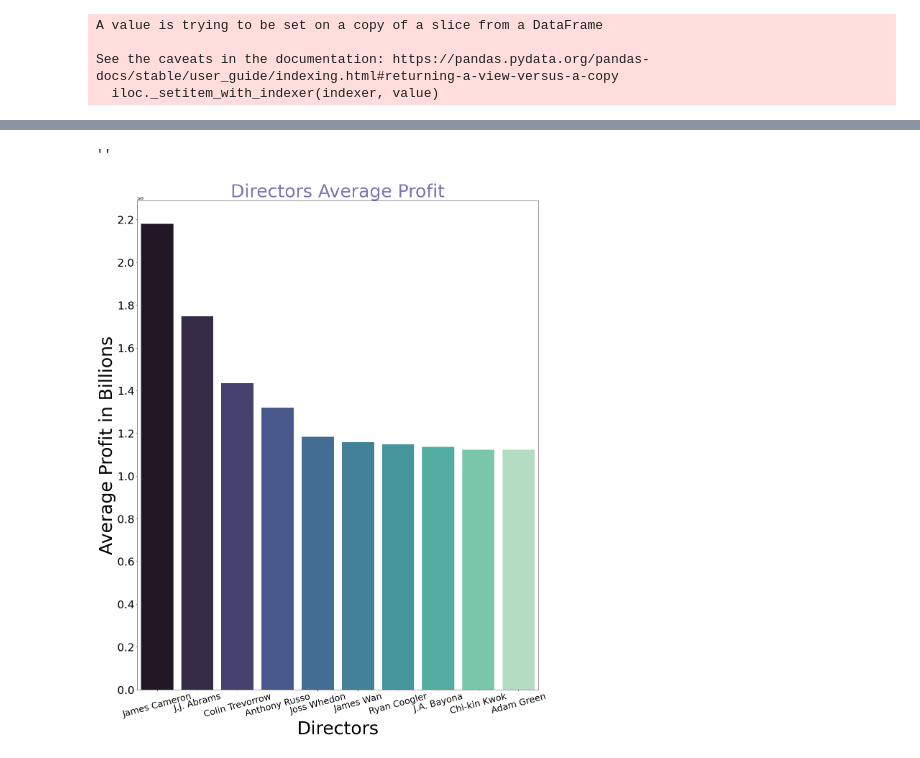
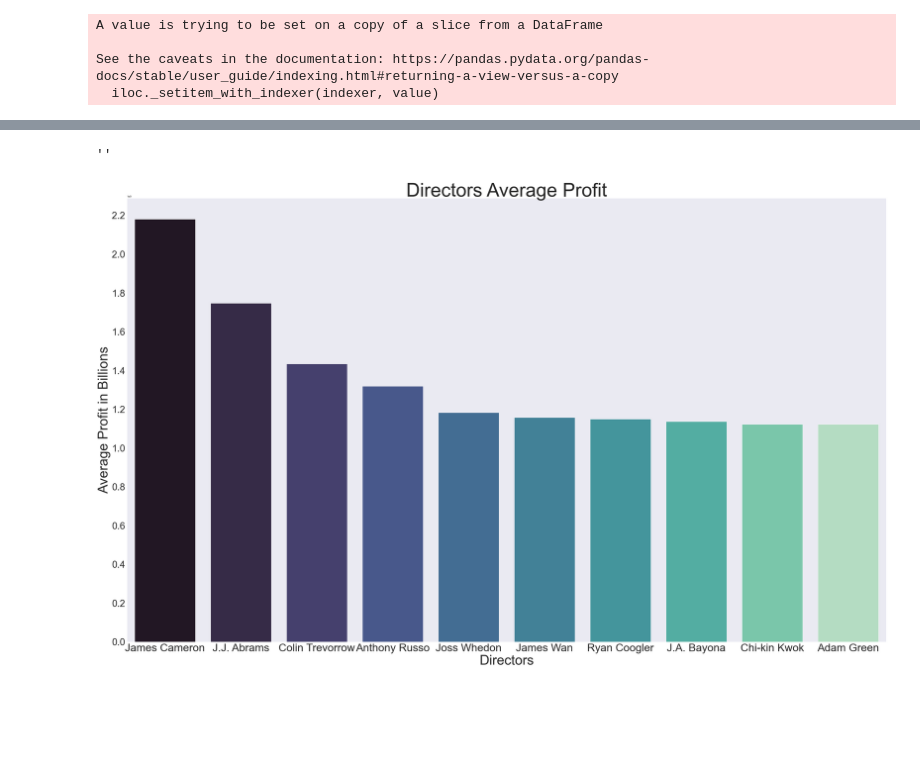
Before and after one commit to learn-co-curriculum/dsc-phase-1-project-v2-3, a Jupyter notebook: Randoplots.ipynb, the cells around one changed output, grey strips where cells are left out. Saved outputs shown, nothing was run; the diff lists cells and outputs as text; code cells hidden in the pictures; blank space fills up the shorter version.

```diff
--- a/Randoplots.ipynb
+++ b/Randoplots.ipynb
@@ -46,10 +46,8 @@ tn_movie_budgets['movie'] = tn_movie_budgets['movie'].map(lambda x: re.sub('[.,:
 # %%
 # Creating Frankenstein
 imdb_title_basics.set_index('tconst', inplace=True)
-imdb_title_ratings.set_index('tconst', inplace=True)
 imdb_title_crew.set_index('tconst', inplace=True)
-imdb_frankenstein = imdb_title_basics.join(imdb_title_ratings, how='left')
-imdb_frankenstein = imdb_frankenstein.join(imdb_title_crew, how='left')
+imdb_frankenstein = imdb_title_basics.join(imdb_title_crew, how='left')
 imdb_frankenstein.reset_index(inplace=True)
 imdb_frankenstein = imdb_frankenstein.merge(imdb_name_basics, how='left', left_on ='directors', right_on='nconst')
 imdb_frankenstein.reset_index(inplace=True)
@@ -128,20 +113,18 @@ list(range(0, int(average_director_profits['profit'].max()), int(average_directo
 # %%
-fig, ax = plt.subplots(figsize=(20, 25))
+fig, ax = plt.subplots(figsize=(50, 30))
 x = average_director_profits.index[:10]
 y = average_director_profits['profit'][:10]
-# ymax = int(y.max())
-# yticks = list(range(0, ymax, ymax//10))
 # Hardcoding scale instead
 yticks = list(range(0, 3000000000, 200000000))
 
-ax.set_title(label='Directors Average Profit', size=50, color='m')
-plt.yticks(yticks, fontsize=30)
+ax.set_title(label='Directors Average Profit', size=70)
+plt.yticks(yticks, fontsize=35)
 sns.set_color_codes('deep')
 sns.barplot(x=x, y=y, palette='mako')
 ax.set_xlabel('Directors', size=50)
 ax.set_ylabel("Average Profit in Billions", size=50)
-ax.set_xticklabels(x, size=25, rotation=15)
+ax.set_xticklabels(x, size=40)
 ;
 # %% [output]
 ''
-[figure, old version]
+[figure, new version]
```
Also changed, not shown: parts of 6 cells of this notebook.
